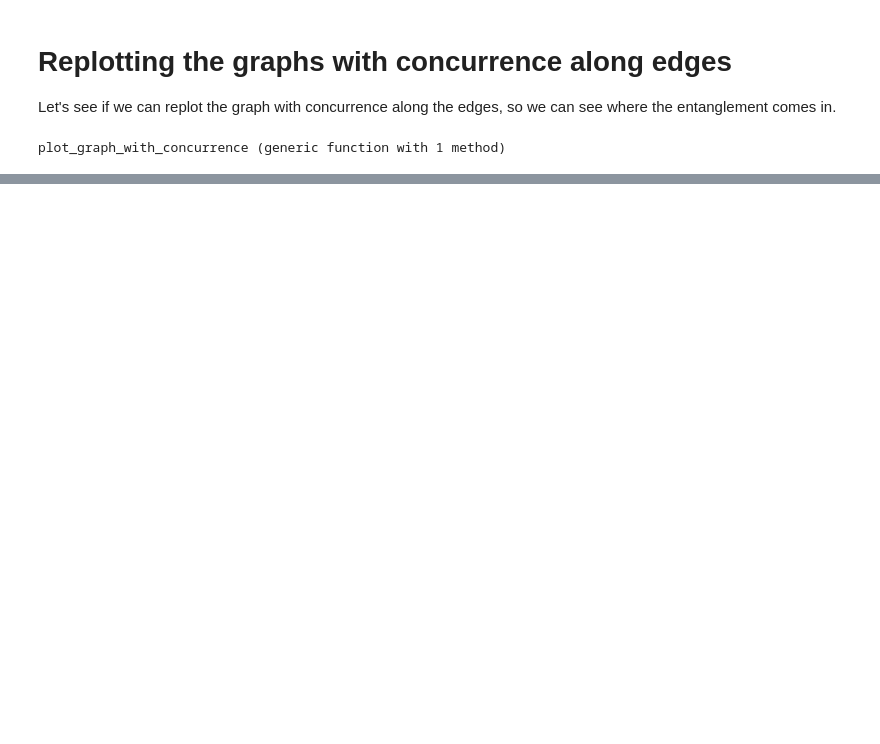
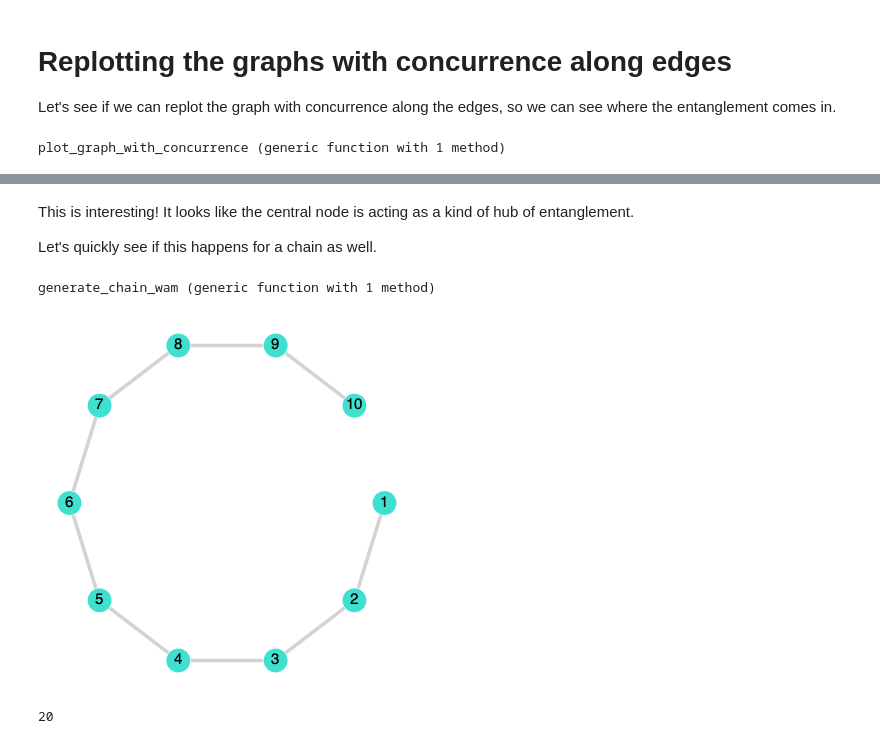
Before and after one commit to jamesnrolfe/MSci-Project, a Jupyter notebook: james/star_representation/stars.ipynb, the cells around one changed output, grey strips where cells are left out. Saved outputs shown, nothing was run; the diff lists cells and outputs as text; code cells hidden in the pictures; blank space fills up the shorter version.

```diff
--- a/james/star_representation/stars.ipynb
+++ b/james/star_representation/stars.ipynb
@@ -529,0 +522,34 @@ Edge (4, 5) [UNCONNECTED]: Concurrence = 0.2543
+# %% [markdown]
+This is interesting! It looks like the central node is acting as a kind of hub of entanglement.
+
+Let's quickly see if this happens for a chain as well.
+# %%
+function generate_chain_wam(N::Int, σ::Float64; μ::Float64=1.0)
+    """
+    Create a weighted adjacency matrix for a 1D chain with N nodes and nearest-neighbor connections only.
+    Weights are drawn from a normal distribution with mean μ and standard deviation σ.
+    """
+
+    adj_mat = zeros(Float64, N, N)
+
+    # connect each node to its nearest neighbors with weights
+    for i in 1:N-1
+        weight = μ + σ * randn() # weight from normal distribution with mean μ and std σ
+        adj_mat[i, i+1] = weight  # Connect i to i+1
+        adj_mat[i+1, i] = weight  # Connect i+1 to i (make symmetric)
+    end
+
+    return adj_mat
+end
+# %% [output]
+generate_chain_wam (generic function with 1 method)
+# %%
+ψ_mps_chain, sites_chain = create_MPS(N)  # Example for a 10-site system
+wam_chain = generate_chain_wam(N, σ; μ)
+display(plot_am(wam_chain))
+H_chain = create_xxz_hamiltonian_mpo(N, wam_chain, J, Δ, sites_chain)
+_, ψ_gs_chain = solve_xxz_hamiltonian_dmrg(H_chain, ψ_mps_chain, NUM_SWEEPS, MAX_BOND_DIM, 1e-10)
+bond_dim_chain = maxlinkdim(ψ_gs_chain)
+# %% [output]
+[figure, added]
+20
```
Also changed, not shown: parts of 66 cells of this notebook, 14 other files.
